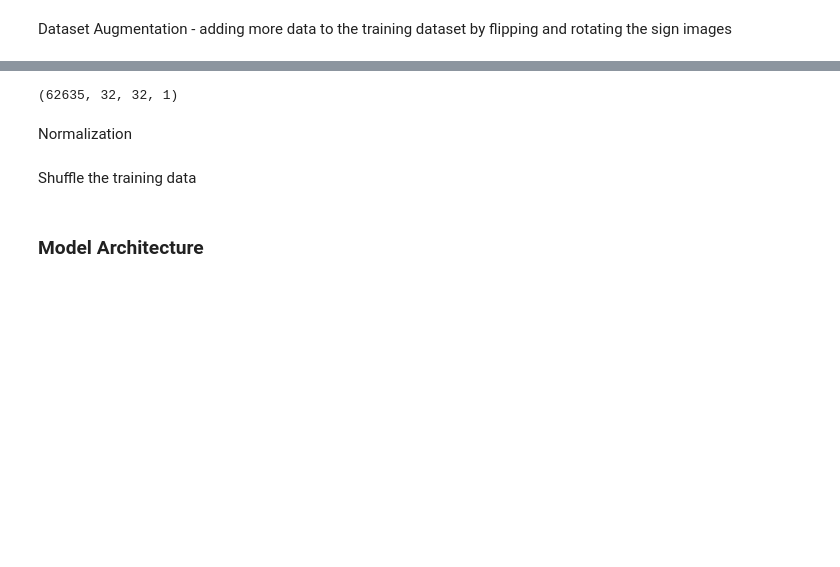
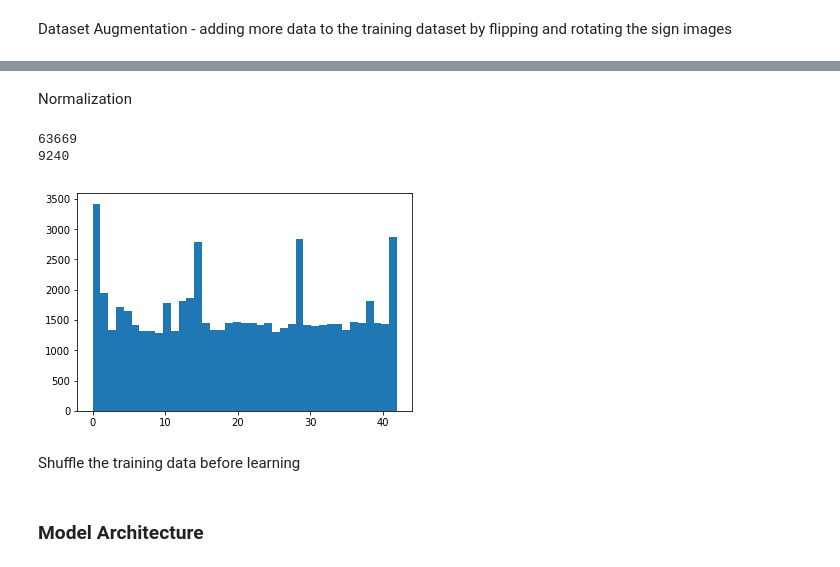
Before and after one commit to ek8203/CarND-Traffic-Sign-Classifier-Project, a Jupyter notebook: Traffic_Sign_Classifier.ipynb, the cells around one changed output, grey strips where cells are left out. Saved outputs shown, nothing was run; the diff lists cells and outputs as text; code cells hidden in the pictures; blank space fills up the shorter version.

```diff
--- a/Traffic_Sign_Classifier.ipynb
+++ b/Traffic_Sign_Classifier.ipynb
@@ -361,18 +451,9 @@ Examples of the projective warp images:
-# %%
-# Add new images to the training dataset
-X_train = np.concatenate((X_train, X_left, X_right, X_shift, X_tilt), axis=0)
-y_train = np.concatenate((y_train, y_left, y_right, y_shift, y_tilt), axis=0)
-
-print(X_train.shape)
-n_train = len(X_train)
-# %% [output]
-(62635, 32, 32, 1)
 # %% [markdown]
 Normalization
 # %%
-#X_train = (X_train - 128)/128
-#X_test = (X_test - 128)/128
-#X_valid = (X_valid - 128)/128
+X_train = (X_train - 128)/128
+X_test = (X_test - 128)/128
+X_valid = (X_valid - 128)/128
 
 def normalize_grayscale(image_data):
     """
@@ -391,11 +472,32 @@ def normalize_grayscale(image_data):
     image_scaled = a + ((image_data - Xmin)* (b - a))/(Xmax - Xmin)
     return image_scaled
 
-X_train = normalize_grayscale(X_train)
-X_test = normalize_grayscale(X_test)
-X_valid = normalize_grayscale(X_valid)
+#X_train = normalize_grayscale(X_train)
+#X_valid = normalize_grayscale(X_valid)
+#X_test = normalize_grayscale(X_test)
+# %%
+from sklearn.model_selection import train_test_split
+
+X_data = np.concatenate((X_train, X_valid), axis=0)
+y_data = np.concatenate((y_train, y_valid), axis=0)
+
+X_train, X_valid, y_train, y_valid = train_test_split(X_data, y_data, test_size=n_validation/n_train, random_state=0)
+
+n_train = len(X_train)
+n_validation = len(X_valid)
+
+print(len(X_train))
+print(len(X_valid))
+
+hist = plt.figure()
+plt.hist(y_train, bins='auto')
+plt.show()
+# %% [output]
+63669
+9240
+[figure, added]
 # %% [markdown]
-Shuffle the training data
+Shuffle the training data before learning
 # %%
 from sklearn.utils import shuffle
 X_train, y_train = shuffle(X_train, y_train)
```
Also changed, not shown: parts of 21 cells of this notebook, 11 other files.
